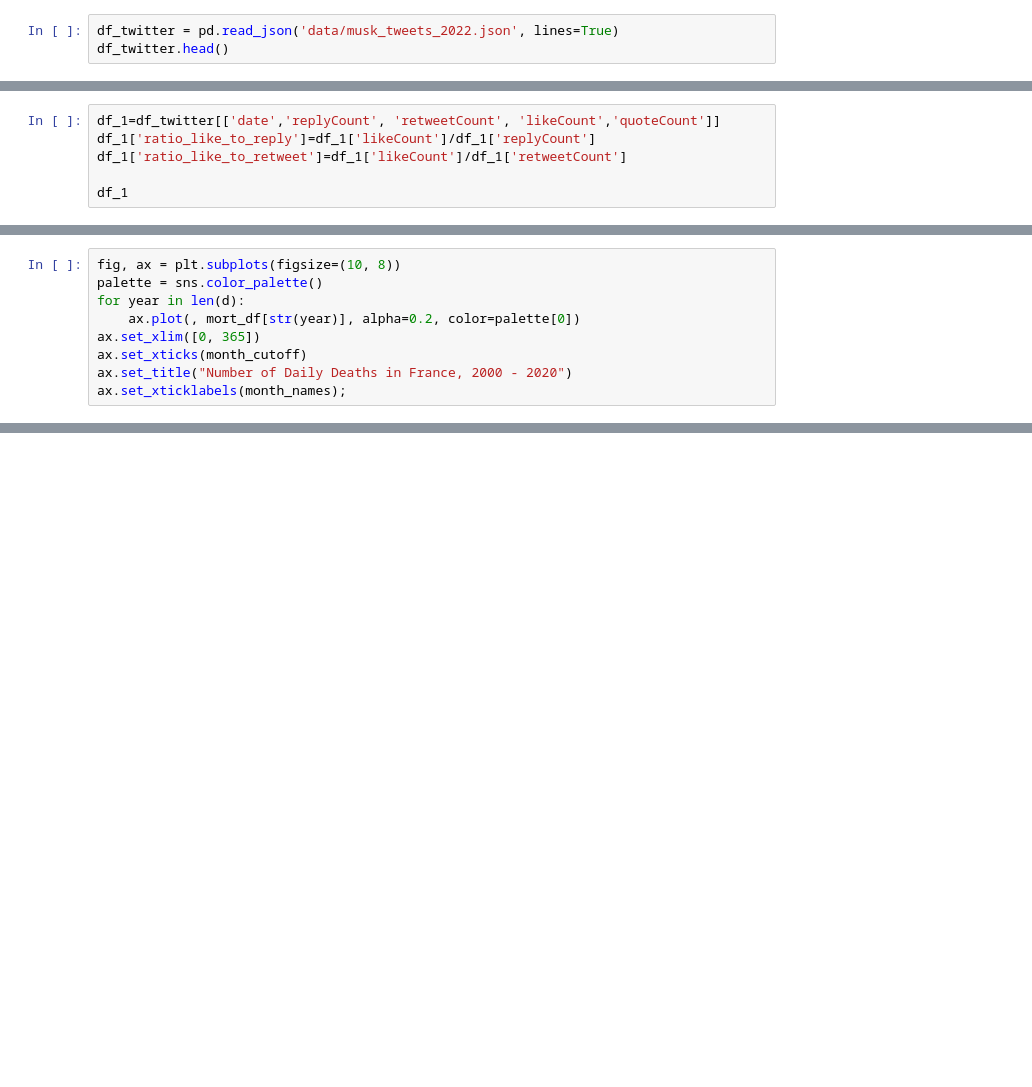
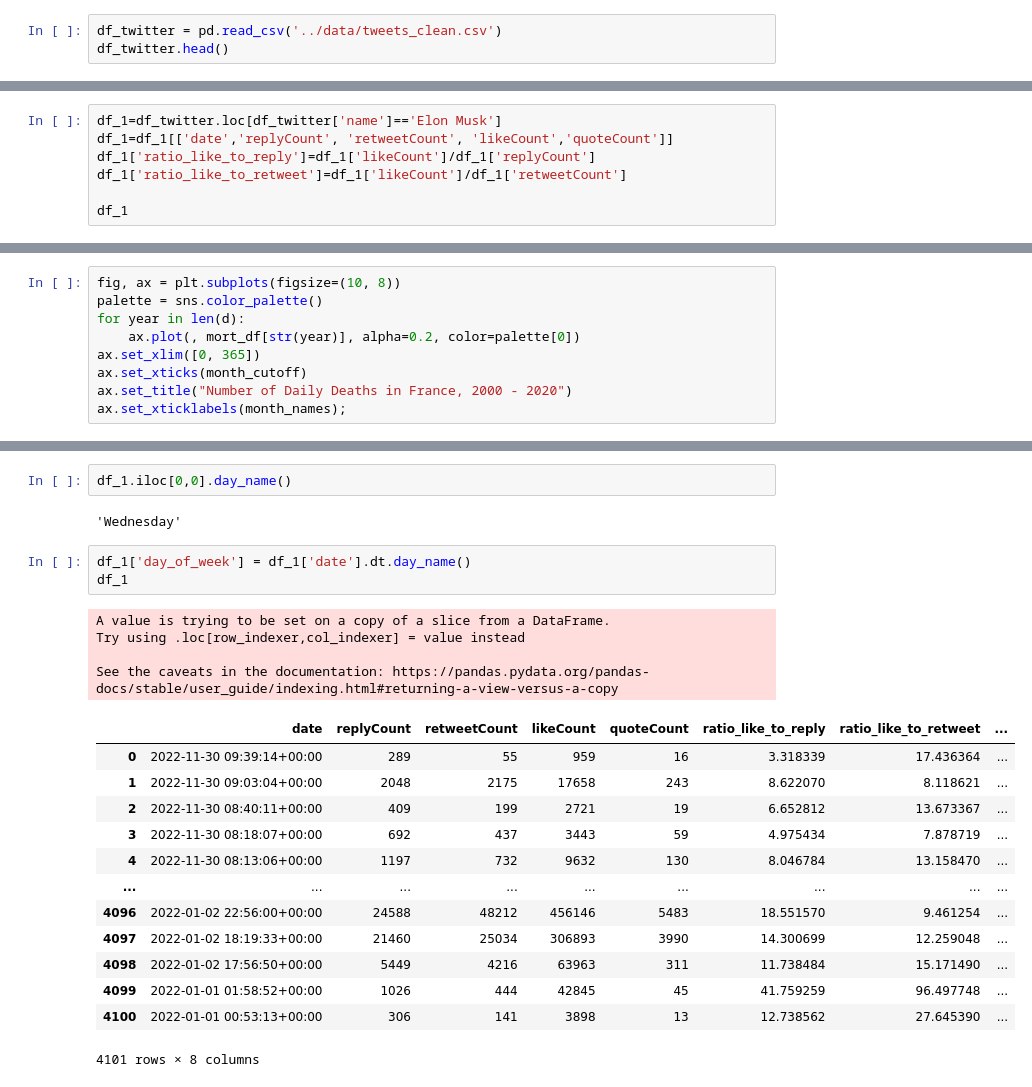
Before and after one commit to vezzuka/twitter-analizing-for-two-countries, a Jupyter notebook: notebooks/Time-dependance.ipynb, the cells around one changed output, grey strips where cells are left out. Drawn from its saved outputs; the diff is of its cells as text; blank space fills up the shorter version.

```diff
--- a/notebooks/Time-dependance.ipynb
+++ b/notebooks/Time-dependance.ipynb
@@ -10,6 +10,6 @@ pio.renderers.default='notebook'
 
 pd.set_option('display.max_columns', None)
 # %%
-df_twitter = pd.read_json('data/musk_tweets_2022.json', lines=True)
+df_twitter = pd.read_csv('../data/tweets_clean.csv')
 df_twitter.head()
 # %% [output]
@@ -22,5 +22,6 @@ df_twitter.head()
 # %%
-df_1=df_twitter[['date','replyCount', 'retweetCount', 'likeCount','quoteCount']]
+df_1=df_twitter.loc[df_twitter['name']=='Elon Musk']
+df_1=df_1[['date','replyCount', 'retweetCount', 'likeCount','quoteCount']]
 df_1['ratio_like_to_reply']=df_1['likeCount']/df_1['replyCount']
 df_1['ratio_like_to_retweet']=df_1['likeCount']/df_1['retweetCount']
 
@@ -505,0 +513,25 @@ ax.set_xticklabels(month_names);
+# %%
+df_1.iloc[0,0].day_name()
+# %% [output]
+'Wednesday'
+# %%
+df_1['day_of_week'] = df_1['date'].dt.day_name()
+df_1
+# %% [output]
+A value is trying to be set on a copy of a slice from a DataFrame.
+Try using .loc[row_indexer,col_indexer] = value instead
+
+See the caveats in the documentation: https://pandas.pydata.org/pandas-docs/stable/user_guide/indexing.html#returning-a-view-versus-a-copy
+|  | date | replyCount | retweetCount | likeCount | quoteCount | ratio_like_to_reply | ratio_like_to_retweet | ... |
+| 0 | 2022-11-30 09:39:14+00:00 | 289 | 55 | 959 | 16 | 3.318339 | 17.436364 | ... |
+| 1 | 2022-11-30 09:03:04+00:00 | 2048 | 2175 | 17658 | 243 | 8.622070 | 8.118621 | ... |
+| 2 | 2022-11-30 08:40:11+00:00 | 409 | 199 | 2721 | 19 | 6.652812 | 13.673367 | ... |
+| 3 | 2022-11-30 08:18:07+00:00 | 692 | 437 | 3443 | 59 | 4.975434 | 7.878719 | ... |
+| 4 | 2022-11-30 08:13:06+00:00 | 1197 | 732 | 9632 | 130 | 8.046784 | 13.158470 | ... |
+| ... | ... | ... | ... | ... | ... | ... | ... | ... |
+| 4096 | 2022-01-02 22:56:00+00:00 | 24588 | 48212 | 456146 | 5483 | 18.551570 | 9.461254 | ... |
+| 4097 | 2022-01-02 18:19:33+00:00 | 21460 | 25034 | 306893 | 3990 | 14.300699 | 12.259048 | ... |
+| 4098 | 2022-01-02 17:56:50+00:00 | 5449 | 4216 | 63963 | 311 | 11.738484 | 15.171490 | ... |
+| 4099 | 2022-01-01 01:58:52+00:00 | 1026 | 444 | 42845 | 45 | 41.759259 | 96.497748 | ... |
+| 4100 | 2022-01-01 00:53:13+00:00 | 306 | 141 | 3898 | 13 | 12.738562 | 27.645390 | ... |
+4101 rows × 8 columns
```
Also changed, not shown: parts of 8 cells of this notebook.
